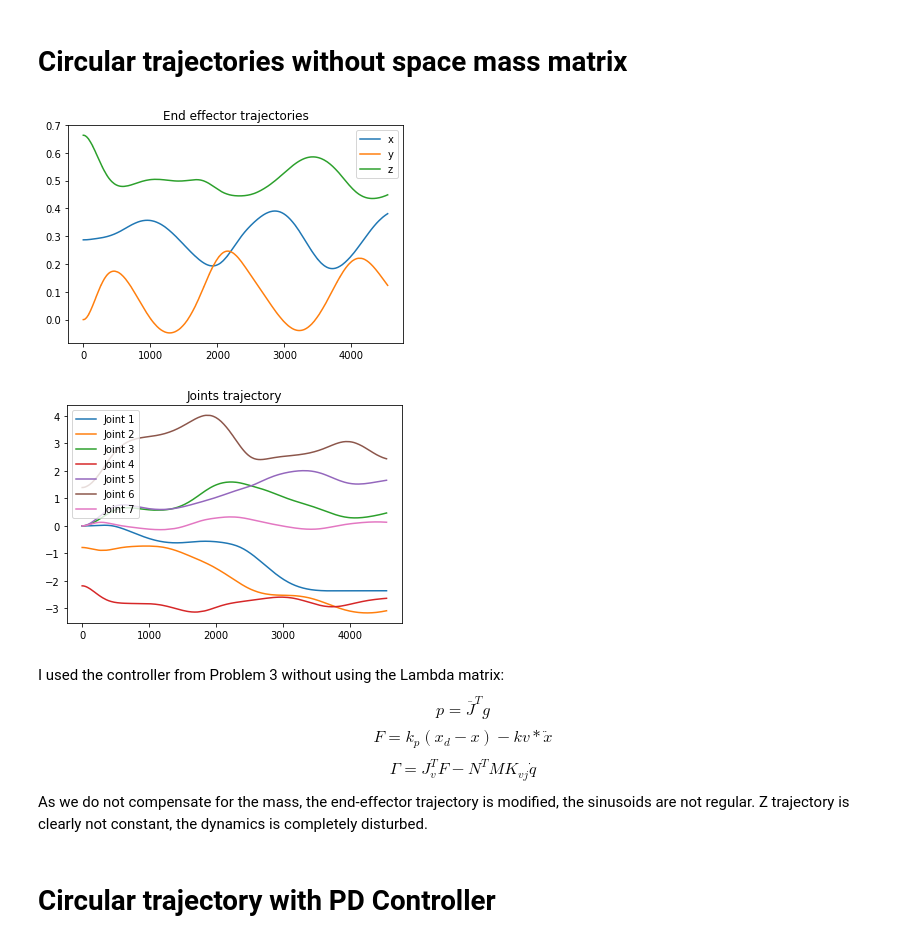
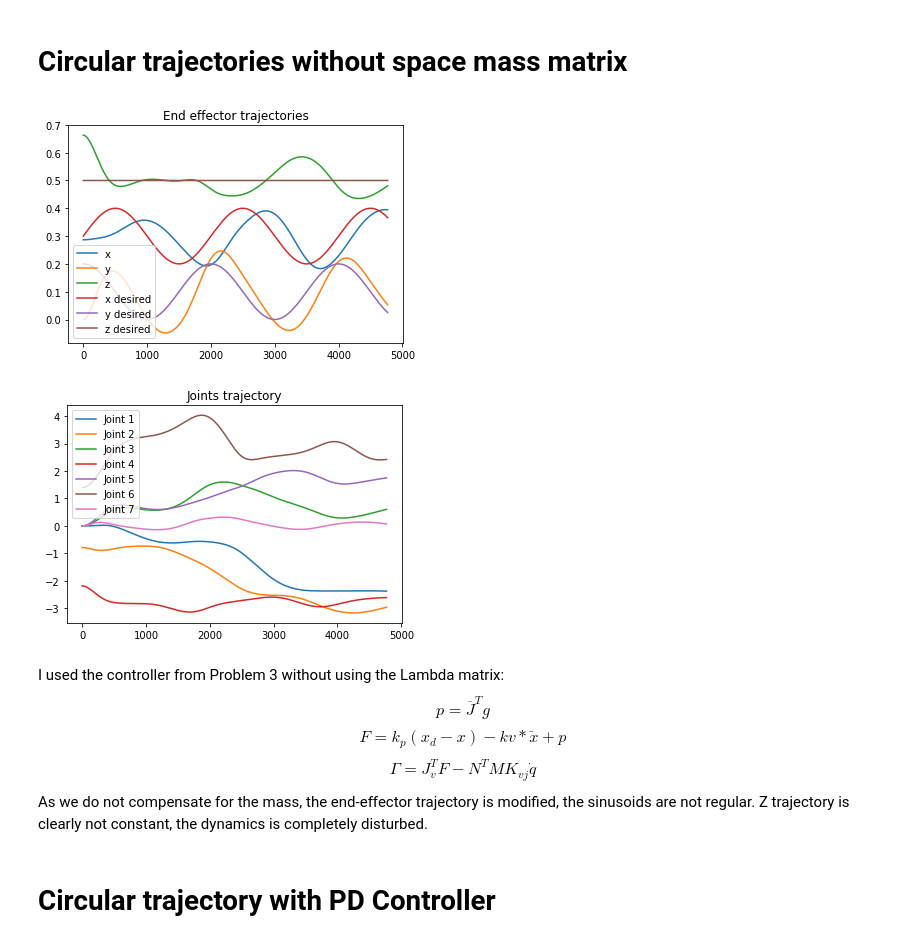
Before and after one commit to EleonoreJ/cs225a, a Jupyter notebook: bin/hw2/Controller4.ipynb, the cells around one changed output. Drawn from its saved outputs; the diff is of its cells as text; code cells hidden in the pictures.

```diff
--- a/bin/hw2/Controller4.ipynb
+++ b/bin/hw2/Controller4.ipynb
@@ -18,6 +18,9 @@ with open('../../hw2/controller4.txt') as csvfile:
     t5 = []
     t6 = []
     t7 = []
+    xdx = []
+    xdy = []
+    xdz = []
     for row in readCSV:
         t_posx.append(float(row[0]))
         t_posy.append(float(row[1]))
@@ -29,9 +32,15 @@ with open('../../hw2/controller4.txt') as csvfile:
         t5.append(float(row[7]))
         t6.append(float(row[8]))
         t7.append(float(row[9]))
+        xdx.append(float(row[10]))
+        xdy.append(float(row[11]))
+        xdz.append(float(row[12]))
 plt.plot(t_posx, label="x")
 plt.plot(t_posy, label="y")
 plt.plot(t_posz, label="z")
+plt.plot(xdx, label="x desired")
+plt.plot(xdy, label="y desired")
+plt.plot(xdz, label="z desired")
 plt.title("End effector trajectories")
 plt.legend()
 plt.show()
@@ -70,40 +79,49 @@ with open('../../hw2/controller4.txt') as csvfile:
     t5 = []
     t6 = []
     t7 = []
+    xdx = []
+    xdy = []
+    xdz = []
     for row in readCSV:
         t_posx.append(float(row[0]))
         t_posy.append(float(row[1]))
         t_posz.append(float(row[2]))
         t1.append(float(row[3]))
         t2.append(float(row[4]))
         t3.append(float(row[5]))
         t4.append(float(row[6]))
         t5.append(float(row[7]))
         t6.append(float(row[8]))
         t7.append(float(row[9]))
+        xdx.append(float(row[10]))
+        xdy.append(float(row[11]))
+        xdz.append(float(row[12]))
 plt.plot(t_posx, label="x")
 plt.plot(t_posy, label="y")
 plt.plot(t_posz, label="z")
+plt.plot(xdx, label="x desired")
+plt.plot(xdy, label="y desired")
+plt.plot(xdz, label="z desired")
 plt.title("End effector trajectories")
 plt.legend()
 plt.show()
 plt.plot(t1, label = "Joint 1")
 plt.plot(t2, label = "Joint 2")
 plt.plot(t3, label = "Joint 3")
 plt.plot(t4, label = "Joint 4")
 plt.plot(t5, label = "Joint 5")
 plt.plot(t6, label = "Joint 6")
 plt.plot(t7, label = "Joint 7")
 plt.title("Joints trajectory")
 plt.legend()
 plt.show()
 # %% [output]
-[figure, old version]
+[figure, new version]
-[figure, old version]
+[figure, new version]
 # %% [markdown]
 I used the controller from Problem 3 without using the Lambda matrix:
 $$p = \overline{J}^Tg$$
-$$F = k_p(x_d - x) - kv* \ddot{x}$$
+$$F = k_p(x_d - x) - kv* \ddot{x} + p$$
 $$\Gamma = J_v^T F - N^TMK_{vj}\dot{q}$$
 As we do not compensate for the mass, the end-effector trajectory is modified, the sinusoids are not regular. Z trajectory is clearly not constant, the dynamics is completely disturbed.
 # %% [markdown]
```
Also changed, not shown: parts of 5 cells of this notebook.
